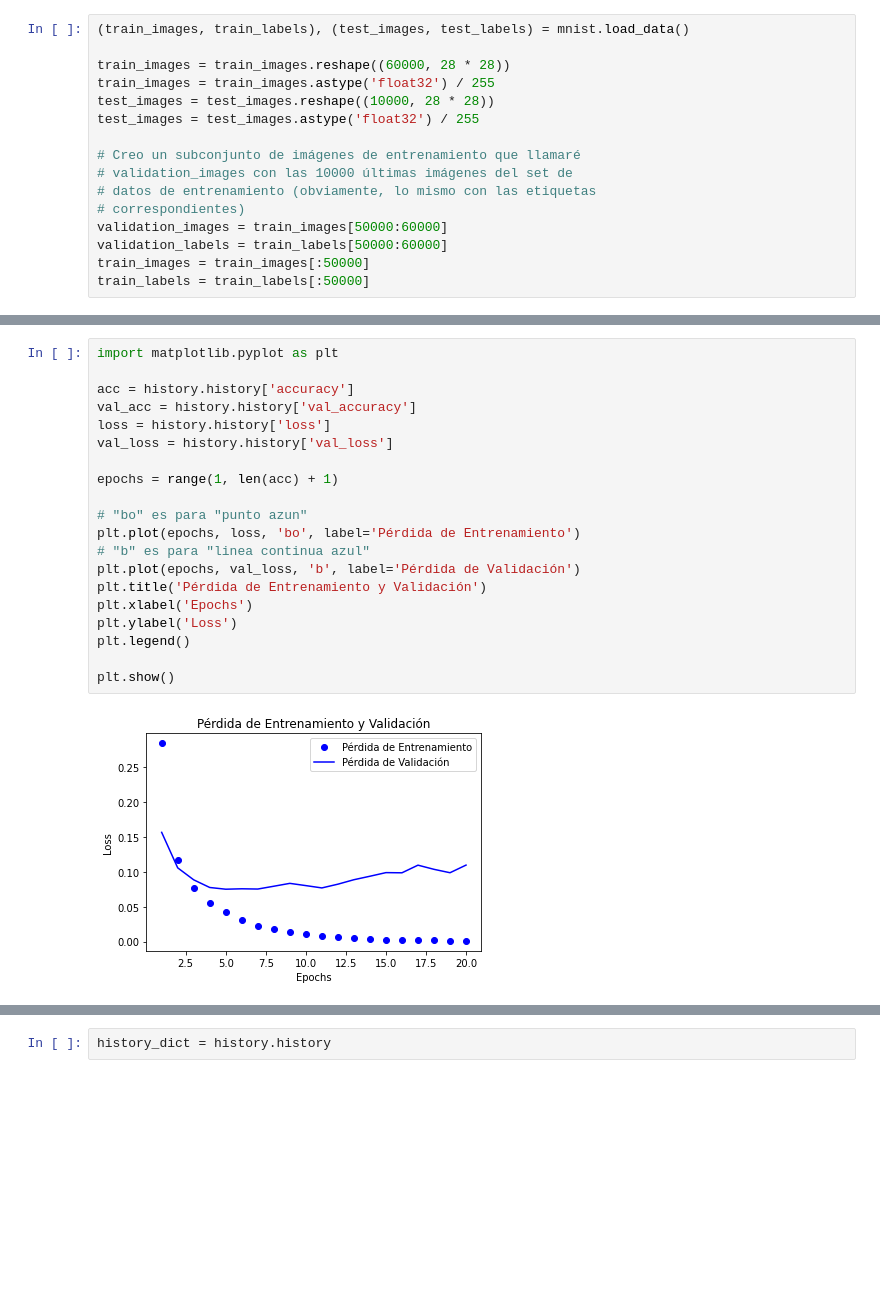
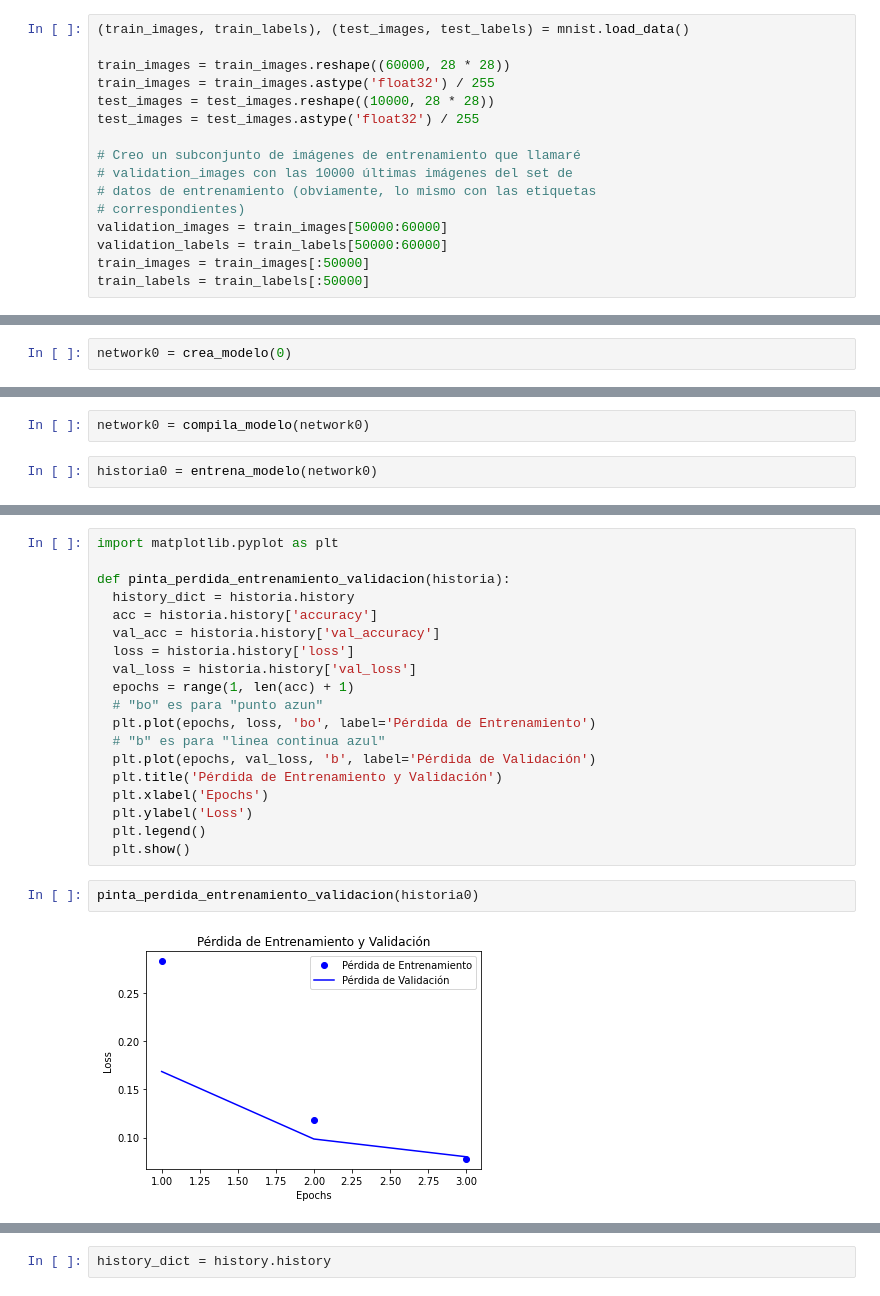
Before and after one commit to marialongogarcia/deeplearning, a Jupyter notebook: Ejercicio Regularizadores.ipynb, the cells around one changed output, grey strips where cells are left out. Saved outputs shown, nothing was run; the diff lists cells and outputs as text; blank space fills up the shorter version.

```diff
--- a/Ejercicio Regularizadores.ipynb
+++ b/Ejercicio Regularizadores.ipynb
@@ -68,0 +61,2 @@ history_dict = history.history
+# %%
+network0 = crea_modelo(0)
@@ -68,0 +77,4 @@ history_dict = history.history
+# %%
+network0 = compila_modelo(network0)
+# %%
+historia0 = entrena_modelo(network0)
@@ -69,23 +88,24 @@ history_dict = history.history
 # %%
 import matplotlib.pyplot as plt
 
-acc = history.history['accuracy']
-val_acc = history.history['val_accuracy']
-loss = history.history['loss']
-val_loss = history.history['val_loss']
-
-epochs = range(1, len(acc) + 1)
-
-# "bo" es para "punto azun"
-plt.plot(epochs, loss, 'bo', label='Pérdida de Entrenamiento')
-# "b" es para "linea continua azul"
-plt.plot(epochs, val_loss, 'b', label='Pérdida de Validación')
-plt.title('Pérdida de Entrenamiento y Validación')
-plt.xlabel('Epochs')
-plt.ylabel('Loss')
-plt.legend()
-
-plt.show()
+def pinta_perdida_entrenamiento_validacion(historia):
+  history_dict = historia.history
+  acc = historia.history['accuracy']
+  val_acc = historia.history['val_accuracy']
+  loss = historia.history['loss']
+  val_loss = historia.history['val_loss']
+  epochs = range(1, len(acc) + 1)
+  # "bo" es para "punto azun"
+  plt.plot(epochs, loss, 'bo', label='Pérdida de Entrenamiento')
+  # "b" es para "linea continua azul"
+  plt.plot(epochs, val_loss, 'b', label='Pérdida de Validación')
+  plt.title('Pérdida de Entrenamiento y Validación')
+  plt.xlabel('Epochs')
+  plt.ylabel('Loss')
+  plt.legend()
+  plt.show()
-# %% [output]
-[figure, removed]
+# %%
+pinta_perdida_entrenamiento_validacion(historia0)
+# %% [output]
+[figure, added]
 # %%
```
Also changed, not shown: parts of 12 cells of this notebook.
